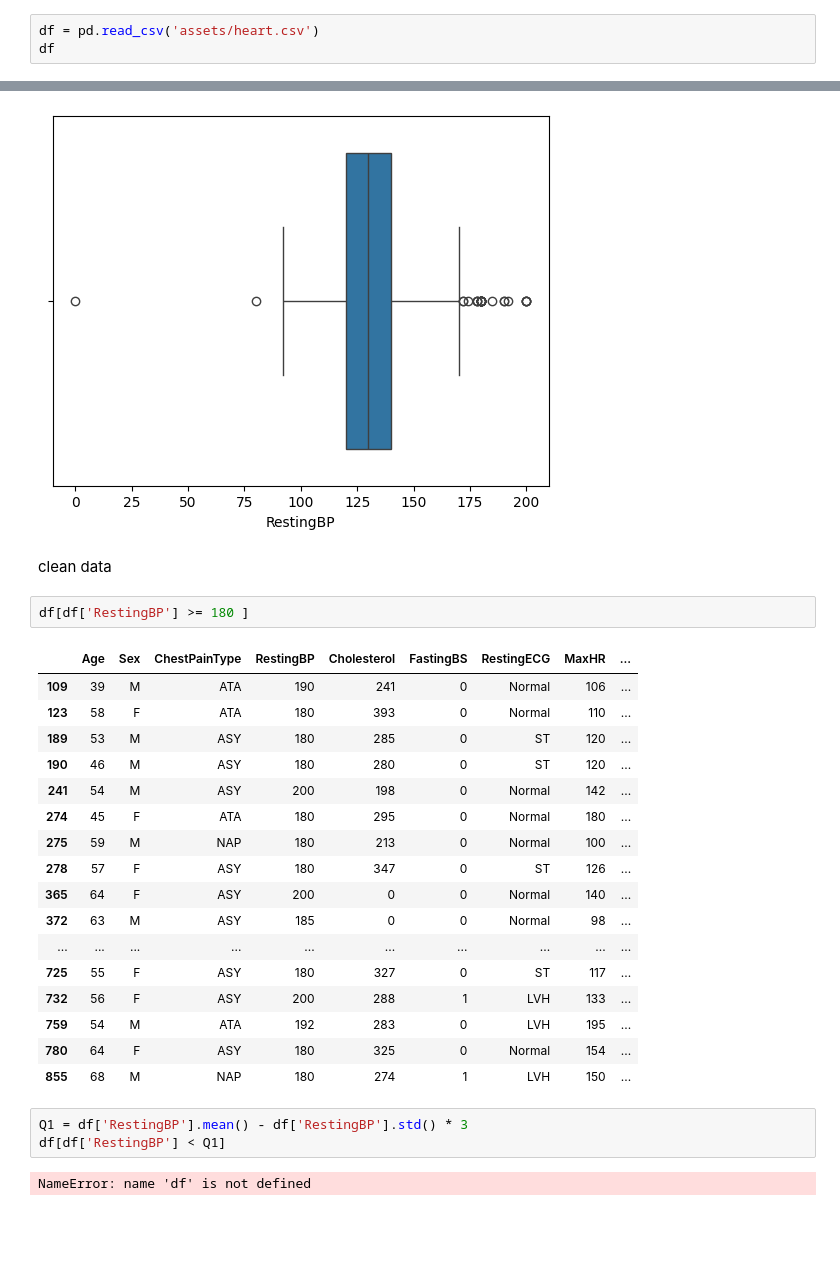
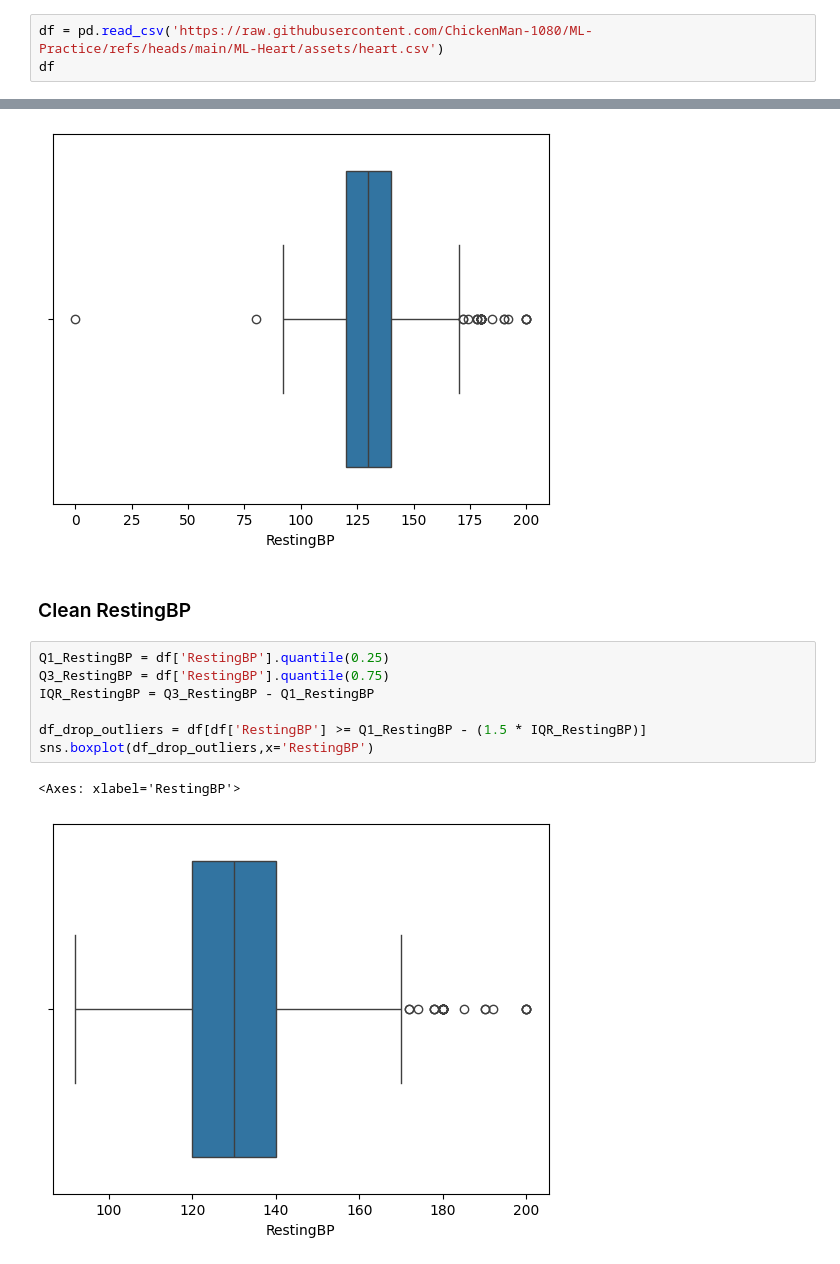
Before and after one commit to ChickenMan-1080/ML-Practice, a Jupyter notebook: ML-Heart/main.ipynb, the cells around one changed output, grey strips where cells are left out. Cells and saved outputs as stored; diff of their text form; blank space fills up the shorter version.

Commit message:
feat: explo data and cleaning data

```diff
--- a/ML-Heart/main.ipynb
+++ b/ML-Heart/main.ipynb
@@ -8,6 +8,6 @@ from sklearn.linear_model import LogisticRegression
 from sklearn.metrics import accuracy_score , classification_report , confusion_matrix
 from sklearn.model_selection import train_test_split
 # %%
-df = pd.read_csv('assets/heart.csv')
+df = pd.read_csv('https://raw.githubusercontent.com/ChickenMan-1080/ML-Practice/refs/heads/main/ML-Heart/assets/heart.csv')
 df
 # %% [output]
@@ -102,29 +115,14 @@ sns.boxplot(df,x='RestingBP')
 <Axes: xlabel='RestingBP'>
 [figure]
 # %% [markdown]
-clean data
+### Clean RestingBP
-# %%
-df[df['RestingBP'] >= 180 ]
-# %% [output]
-|  | Age | Sex | ChestPainType | RestingBP | Cholesterol | FastingBS | RestingECG | MaxHR | ... |
-| 109 | 39 | M | ATA | 190 | 241 | 0 | Normal | 106 | ... |
-| 123 | 58 | F | ATA | 180 | 393 | 0 | Normal | 110 | ... |
-| 189 | 53 | M | ASY | 180 | 285 | 0 | ST | 120 | ... |
-| 190 | 46 | M | ASY | 180 | 280 | 0 | ST | 120 | ... |
-| 241 | 54 | M | ASY | 200 | 198 | 0 | Normal | 142 | ... |
-| 274 | 45 | F | ATA | 180 | 295 | 0 | Normal | 180 | ... |
-| 275 | 59 | M | NAP | 180 | 213 | 0 | Normal | 100 | ... |
-| 278 | 57 | F | ASY | 180 | 347 | 0 | ST | 126 | ... |
-| 365 | 64 | F | ASY | 200 | 0 | 0 | Normal | 140 | ... |
-| 372 | 63 | M | ASY | 185 | 0 | 0 | Normal | 98 | ... |
-| ... | ... | ... | ... | ... | ... | ... | ... | ... | ... |
-| 725 | 55 | F | ASY | 180 | 327 | 0 | ST | 117 | ... |
-| 732 | 56 | F | ASY | 200 | 288 | 1 | LVH | 133 | ... |
-| 759 | 54 | M | ATA | 192 | 283 | 0 | LVH | 195 | ... |
-| 780 | 64 | F | ASY | 180 | 325 | 0 | Normal | 154 | ... |
-| 855 | 68 | M | NAP | 180 | 274 | 1 | LVH | 150 | ... |
 # %%
-Q1 = df['RestingBP'].mean() - df['RestingBP'].std() * 3
-df[df['RestingBP'] < Q1]
+Q1_RestingBP = df['RestingBP'].quantile(0.25)
+Q3_RestingBP = df['RestingBP'].quantile(0.75)
+IQR_RestingBP = Q3_RestingBP - Q1_RestingBP
+
+df_drop_outliers = df[df['RestingBP'] >= Q1_RestingBP - (1.5 * IQR_RestingBP)]
+sns.boxplot(df_drop_outliers,x='RestingBP')
 # %% [output]
-NameError: name 'df' is not defined
+<Axes: xlabel='RestingBP'>
+[figure, added]
```
Also changed, not shown: parts of 15 cells of this notebook.
